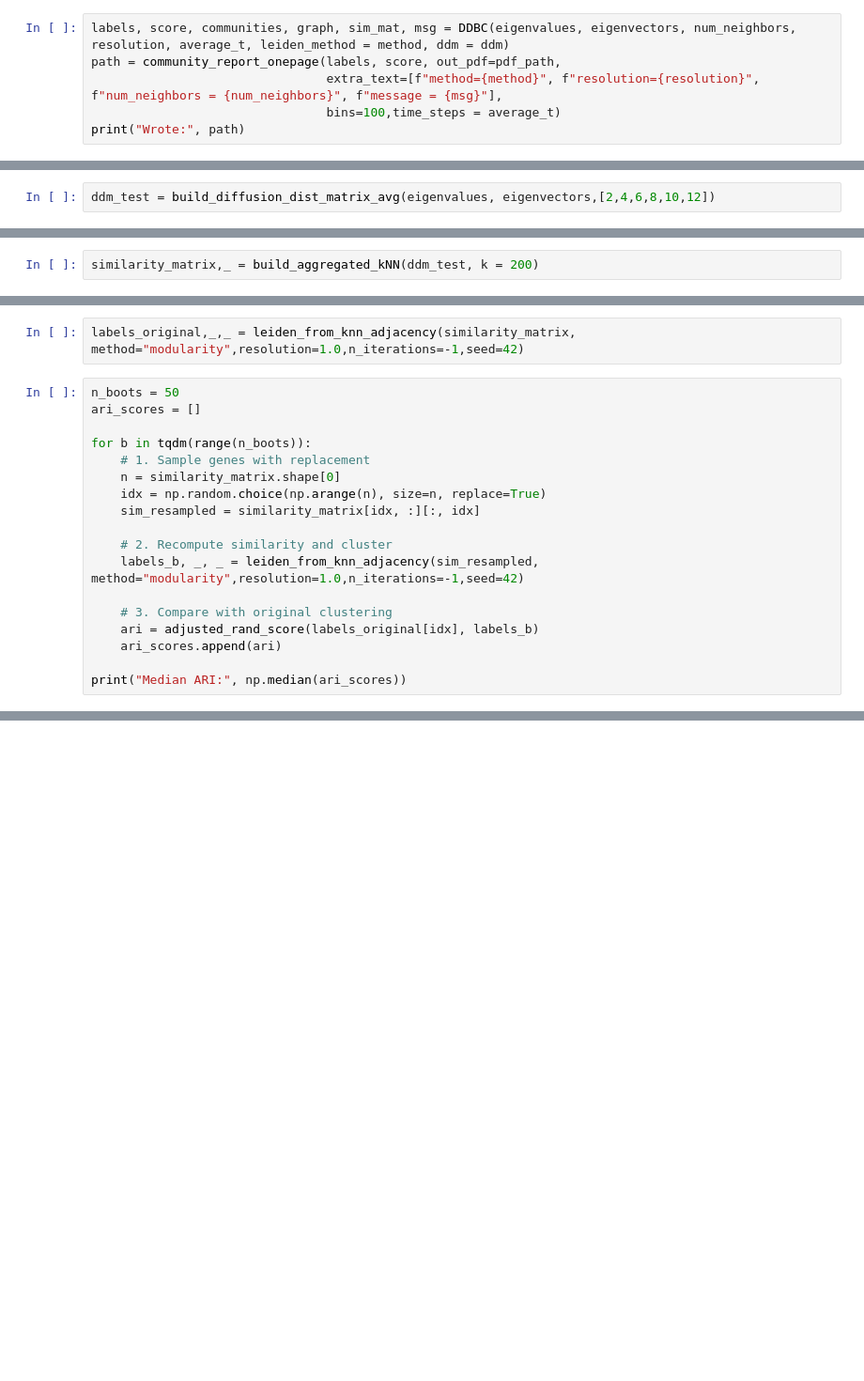
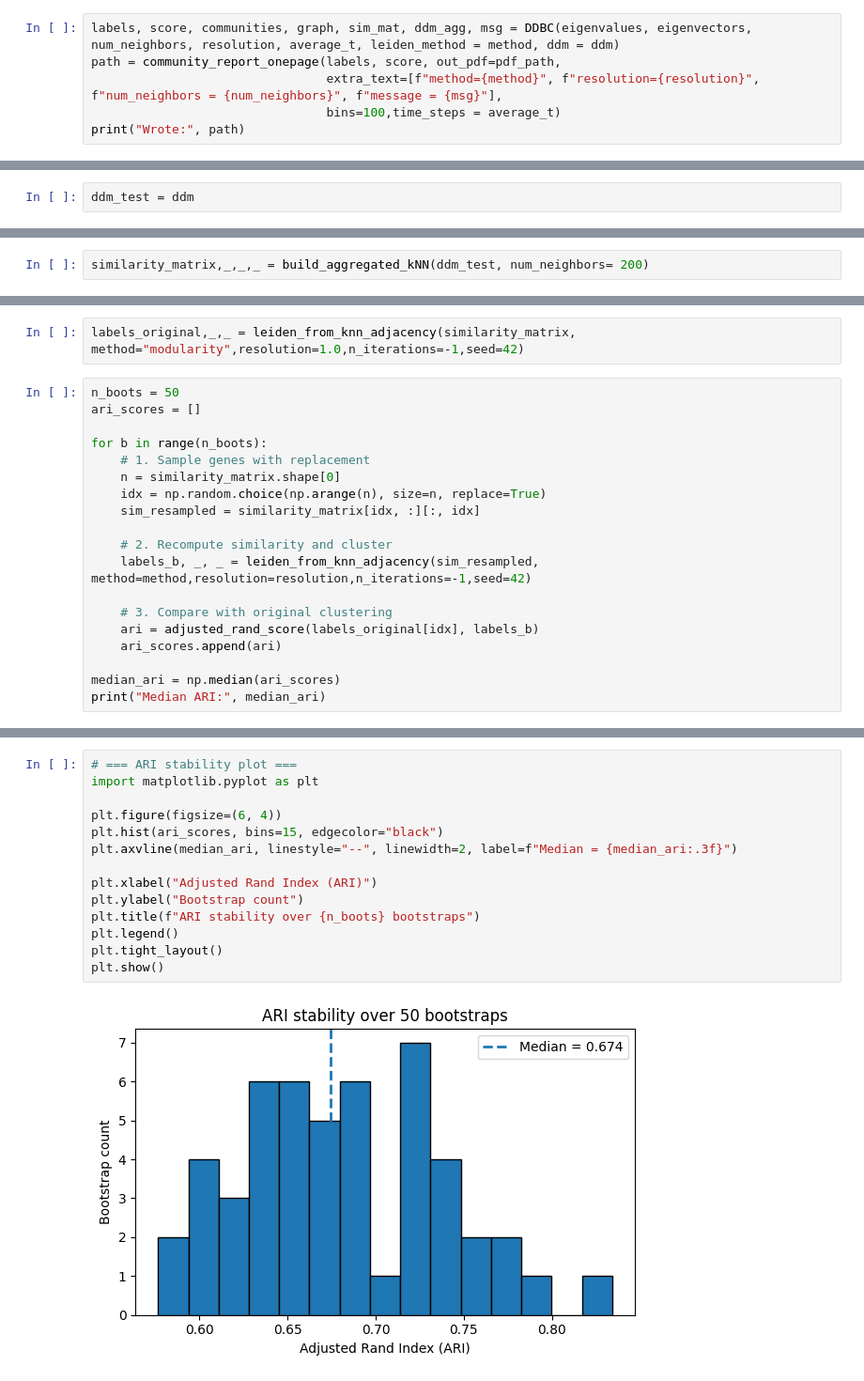
Before and after one commit to Monomanae/DDBC-hypergraph, a Jupyter notebook: Methods/DDBC/Diffusion_Distance_Based_Clustering.ipynb, the cells around one changed output, grey strips where cells are left out. Shown at 94% size. Saved outputs shown, nothing was run; the diff lists cells and outputs as text; blank space fills up the shorter version.

Commit message:
Refactored the files significantly. Recovered all plotting functions.

```diff
--- a/Methods/DDBC/Diffusion_Distance_Based_Clustering.ipynb
+++ b/Methods/DDBC/Diffusion_Distance_Based_Clustering.ipynb
@@ -2022,7 +2059,7 @@ print(multilayer_transition_matrix)
 # %%
 ddm = np.load(OUTPUT_DIRECTORY + "/diffusion_dist_matrices/ddm_[2, 4, 6, 8, 10, 12]_res-1.3_itp-0.5.npy")
 # %%
-labels, score, communities, graph, sim_mat, msg = DDBC(eigenvalues, eigenvectors, num_neighbors, resolution, average_t, leiden_method = method, ddm = ddm)
+labels, score, communities, graph, sim_mat, ddm_agg, msg = DDBC(eigenvalues, eigenvectors, num_neighbors, resolution, average_t, leiden_method = method, ddm = ddm)
 path = community_report_onepage(labels, score, out_pdf=pdf_path,
                                 extra_text=[f"method={method}", f"resolution={resolution}", f"num_neighbors = {num_neighbors}", f"message = {msg}"],
                                 bins=100,time_steps = average_t)
@@ -2105,8 +2141,8 @@ with open(f"{DATA_DIRECTORY}/result_communities_selected.pkl", "wb") as f:
 # %% [markdown]
 # Robustness Analysis
 # %%
-ddm_test = build_diffusion_dist_matrix_avg(eigenvalues, eigenvectors,[2,4,6,8,10,12])
+ddm_test = ddm
 # %%
 ddm_test = ddm_test.astype(np.float32, copy = False)
 # %%
-similarity_matrix,_ = build_aggregated_kNN(ddm_test, k = 200)
+similarity_matrix,_,_,_ = build_aggregated_kNN(ddm_test, num_neighbors= 200)
@@ -2116,18 +2156,19 @@ labels_original,_,_ = leiden_from_knn_adjacency(similarity_matrix, method="modul
 n_boots = 50
 ari_scores = []
 
-for b in tqdm(range(n_boots)):
+for b in range(n_boots):
     # 1. Sample genes with replacement
     n = similarity_matrix.shape[0]
     idx = np.random.choice(np.arange(n), size=n, replace=True)
     sim_resampled = similarity_matrix[idx, :][:, idx]
 
     # 2. Recompute similarity and cluster
-    labels_b, _, _ = leiden_from_knn_adjacency(sim_resampled, method="modularity",resolution=1.0,n_iterations=-1,seed=42)
+    labels_b, _, _ = leiden_from_knn_adjacency(sim_resampled, method=method,resolution=resolution,n_iterations=-1,seed=42)
 
     # 3. Compare with original clustering
     ari = adjusted_rand_score(labels_original[idx], labels_b)
     ari_scores.append(ari)
 
-print("Median ARI:", np.median(ari_scores))
+median_ari = np.median(ari_scores)
+print("Median ARI:", median_ari)
 # %% [output]
@@ -2134,0 +2176,16 @@ Median ARI: 0.7616582328174484
+# %%
+# === ARI stability plot ===
+import matplotlib.pyplot as plt
+
+plt.figure(figsize=(6, 4))
+plt.hist(ari_scores, bins=15, edgecolor="black")
+plt.axvline(median_ari, linestyle="--", linewidth=2, label=f"Median = {median_ari:.3f}")
+
+plt.xlabel("Adjusted Rand Index (ARI)")
+plt.ylabel("Bootstrap count")
+plt.title(f"ARI stability over {n_boots} bootstraps")
+plt.legend()
+plt.tight_layout()
+plt.show()
+# %% [output]
+[figure, added]
```
Also changed, not shown: parts of 21 cells of this notebook, 7 other files.
